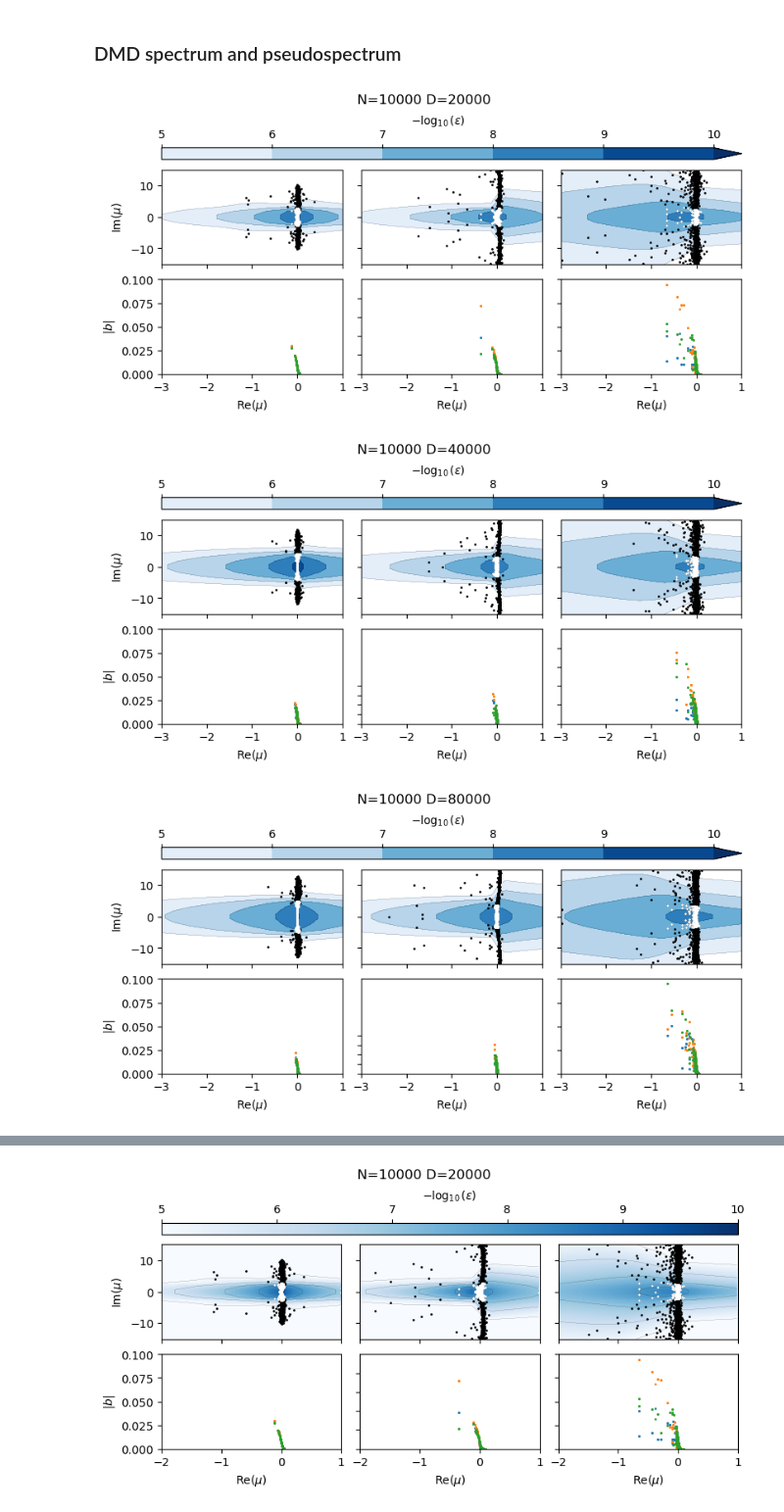
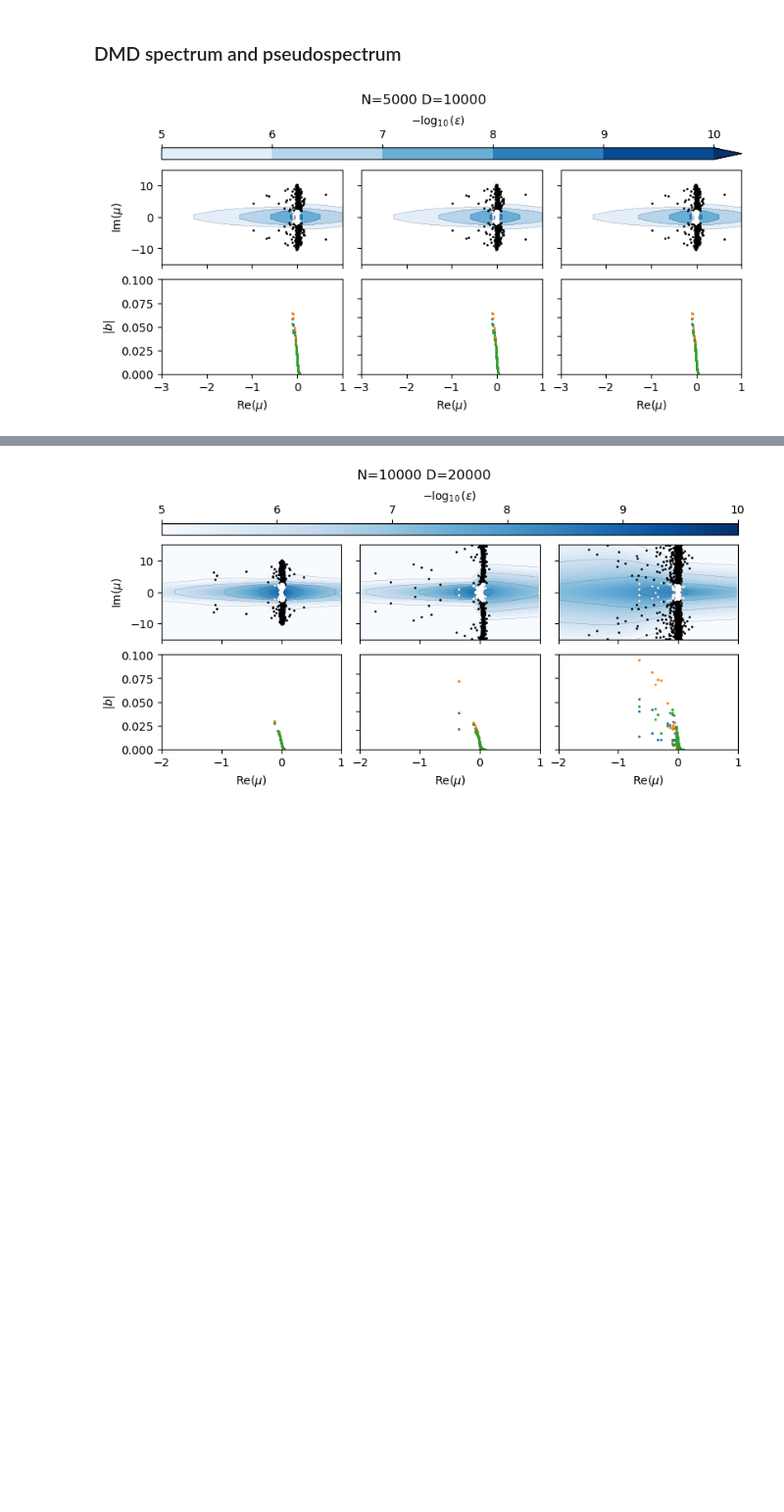
Before and after one commit to znicolaou/kuramoto, a Jupyter notebook: dmdplot.ipynb, the cells around one changed output, grey strips where cells are left out. Shown at 98% size. Saved outputs shown, nothing was run; the diff lists cells and outputs as text; code cells hidden in the pictures; blank space fills up the shorter version.

```diff
--- a/dmdplot.ipynb
+++ b/dmdplot.ipynb
@@ -74,7 +74,7 @@ colors = [
 # %% [markdown]
 ### Input trajectories
 # %%
-filebases=['data/dmd1/','data/dmd2/','data/dmd3/']
+filebases=['data/dmd1/','data/dmd2/','data/dmd7/']
 fig,axs=plt.subplots(3,2,figsize=(4,4) ,constrained_layout=True)
 
 numtraj=3
@@ -268,12 +268,13 @@ plt.savefig('errors.pdf')
 # %% [markdown]
 ### DMD spectrum and pseudospectrum
 # %%
-filebases=['data/dmd1/','data/dmd2/','data/dmd3/']
+filebases=['data/dmd7/','data/dmd7/','data/dmd7/']
 resmin=1E-5
 resmax=1E-10
 rescrit=1E-7
 
-for D in ['0','1','2','3','4','5']:
+# for D in ['0','1','2','3','4','5']:
+for D in ['0']:
     l=0
     fig,axs=plt.subplots(2,3,figsize=(8,4),layout='constrained')
     M=int(D[0])
@@ -318,33 +319,31 @@ for D in ['0','1','2','3','4','5']:
         levels=-np.log(resmin)/np.log(10)+(-np.log(resmax)/np.log(10)+np.log(resmin)/np.log(10))*np.arange(6)/5
 
         plt.subplot(2,3,1+l)
         cs1 = plt.gca().tricontourf(np.real(np.log(zs1)/dt),np.imag(np.log(zs1)/dt),np.log(1/np.array(pseudo1))/np.log(10),levels=levels,cmap='Blues',extend='max',zorder=-5)
         cs2 = plt.gca().tricontour(cs1,levels=levels,colors=('k',),linewidths=0.1,zorder=-5)
 
         plt.gca().set_rasterization_zorder(0)
         plt.xlim(-3,1)
         plt.ylim(-15,15)
 
         xs1=np.real(np.log(evals1)/dt)
         ys1=np.imag(np.log(evals1)/dt)
 
         inds=np.where(res1<rescrit)[0]
         plt.scatter(xs1,ys1,c='black',s=1,zorder=-5)
         plt.scatter(xs1[inds],ys1[inds],c='white',s=1,zorder=-5)
 
         if l>0:
             plt.gca().set_yticklabels([])
         else:
             plt.ylabel('$\mathrm{Im}({\mu})$')
         plt.gca().set_xticklabels('')
 
         l=l+1
 
     fig.colorbar(cs1, ax=axs[:,:], location='top',aspect=50,label=r'$-\log_{10}(\varepsilon)$')
 
 #     plt.savefig('oscillatordmd2_%s.pdf'%D,dpi=200)
     plt.show()
 # %% [output]
-[figure, old version]
+[figure, new version]
-[figure, removed]
-[figure, removed]
```
Also changed, not shown: parts of 2 cells of this notebook, 1 other file.
